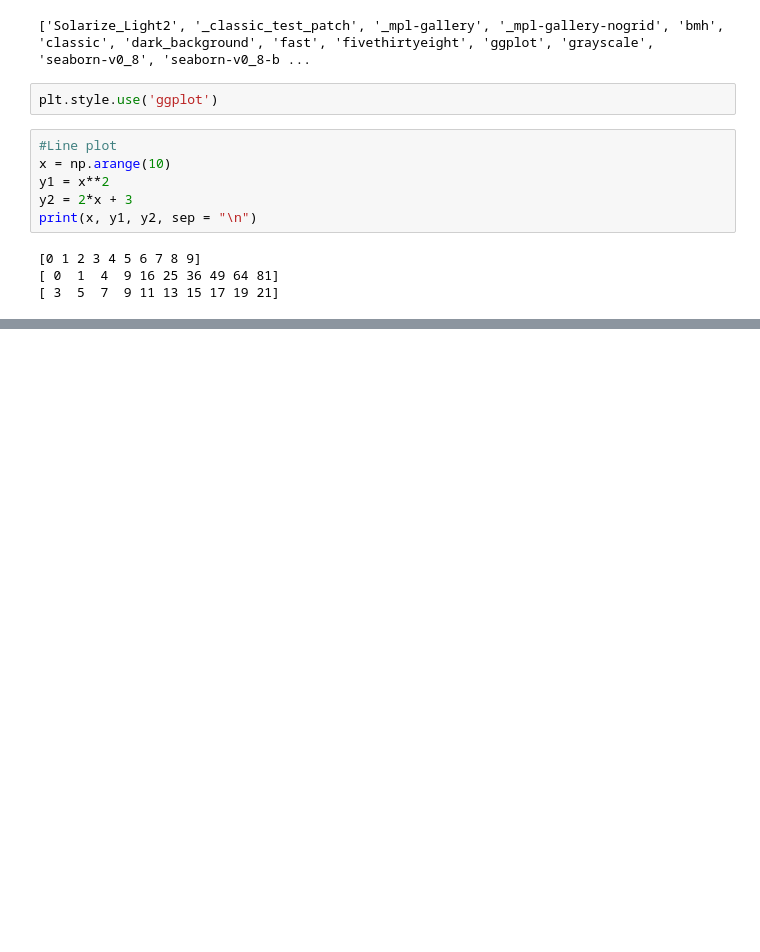
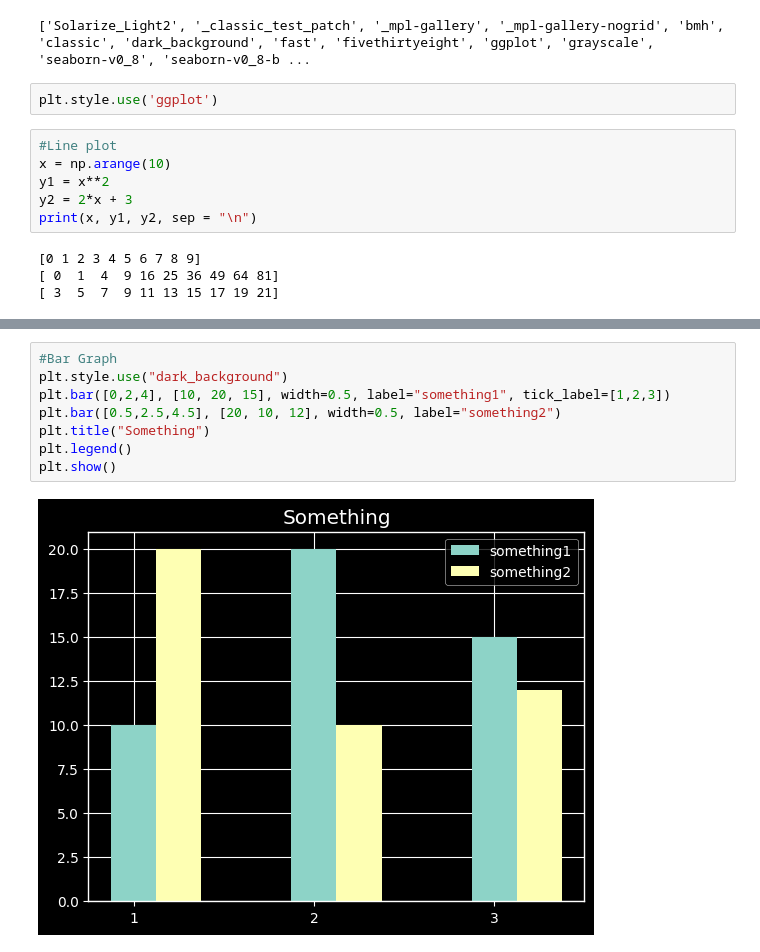
Before and after one commit to InsaneJSK/LearnInPublic, a Jupyter notebook: Python/cool-python-stuff/data-visualization.ipynb, the cells around one changed output, grey strips where cells are left out. Drawn from its saved outputs; the diff is of its cells as text; blank space fills up the shorter version.

```diff
--- a/Python/cool-python-stuff/data-visualization.ipynb
+++ b/Python/cool-python-stuff/data-visualization.ipynb
@@ -52,0 +53,10 @@ plt.show()
+# %%
+#Bar Graph
+plt.style.use("dark_background")
+plt.bar([0,2,4], [10, 20, 15], width=0.5, label="something1", tick_label=[1,2,3])
+plt.bar([0.5,2.5,4.5], [20, 10, 12], width=0.5, label="something2")
+plt.title("Something")
+plt.legend()
+plt.show()
+# %% [output]
+[figure, added]
```
Also changed, not shown: parts of 6 cells of this notebook.
